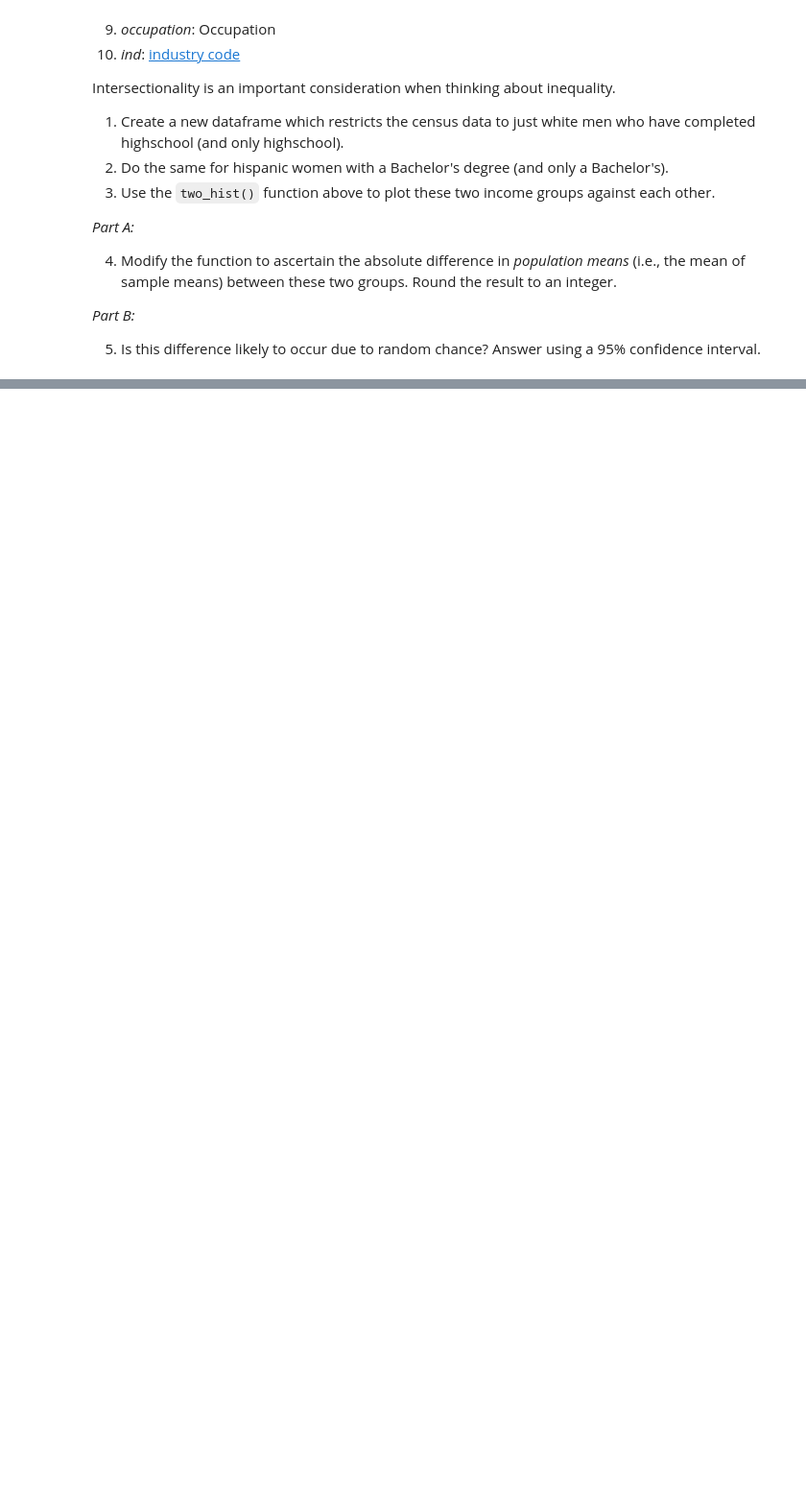
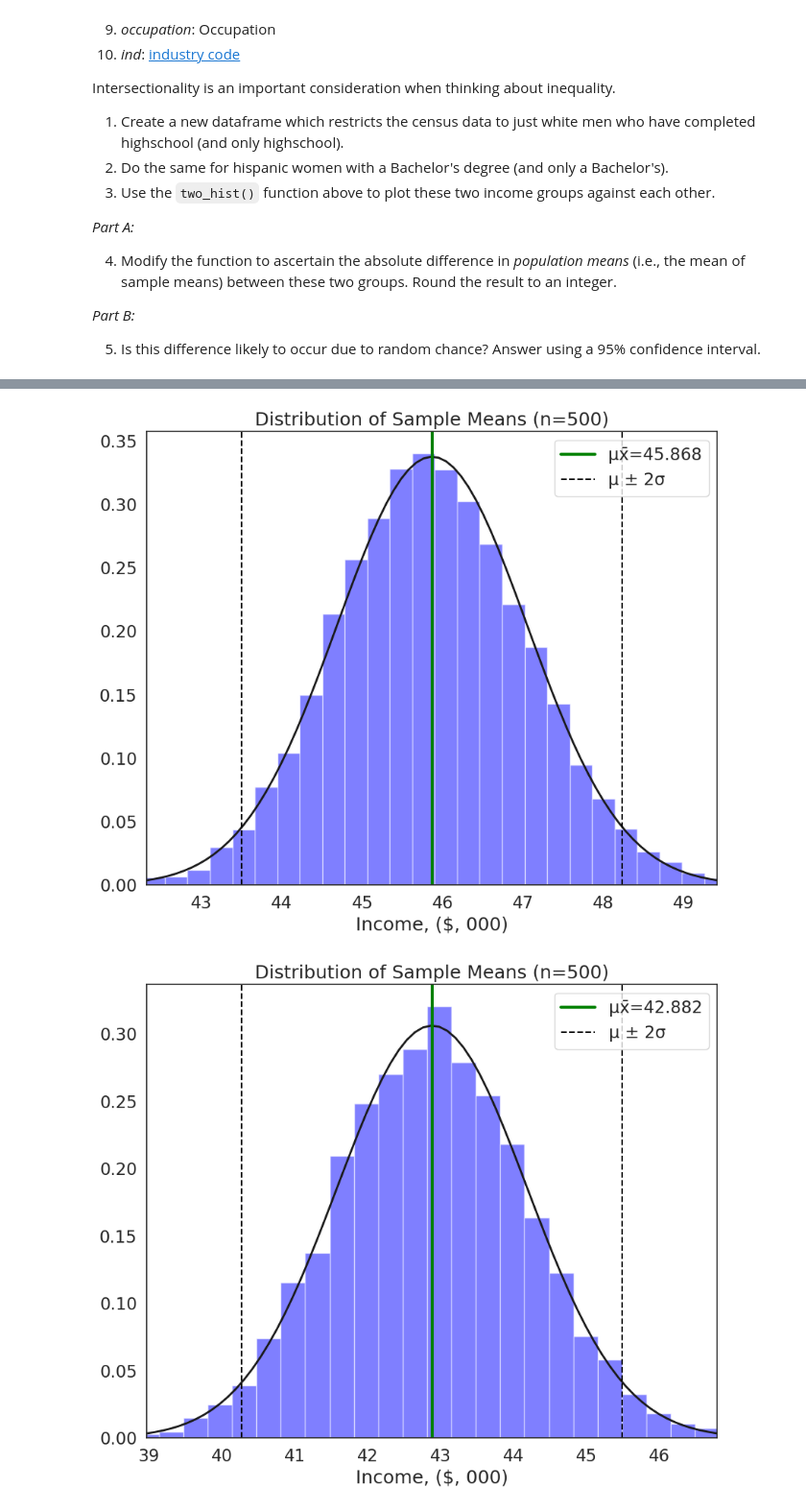
Before and after one commit to ella-tek/qm2, a Jupyter notebook: notebooks/W5_Distributions_and_Basic_Statistics.ipynb, the cells around one changed output, grey strips where cells are left out. Shown at 96% size. Cells and saved outputs as stored; diff of their text form; code cells hidden in the pictures; blank space fills up the shorter version.

```diff
--- a/notebooks/W5_Distributions_and_Basic_Statistics.ipynb
+++ b/notebooks/W5_Distributions_and_Basic_Statistics.ipynb
@@ -571,3 +584,9 @@ two_hist([wmhigh,hwbach],['White Men Highschool','Hispanic Women Bachelors'],'In
 # The difference is not likely to occur due to random chance,as the mean of the hispanic women does not fall into the gap of two standard deviations
 # for the white men's distribution. Therefore, that mean result has less than 95% chance of occuring randomly in the men's sample
 # so we can say it's signigificant
+# %%
+plot_sample_means(wmhigh, xlab='Income, ($, 000)', sample_size=500)
+plot_sample_means(hwbach, xlab='Income, ($, 000)', sample_size=500)
+# %% [output]
+[figure, added]
+[figure, added]
```
Also changed, not shown: parts of 7 cells of this notebook.
